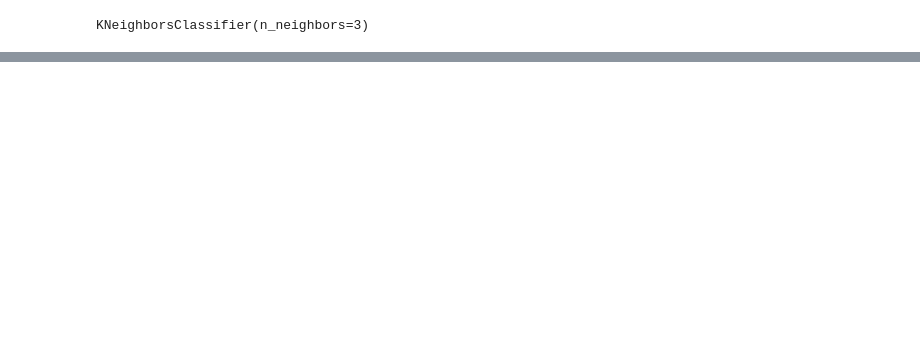
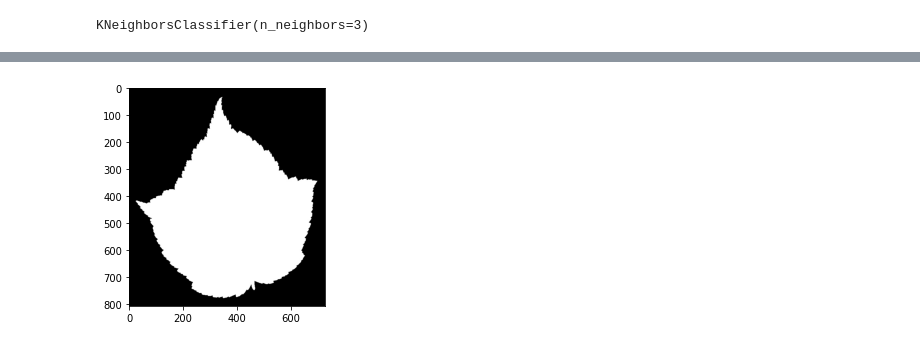
Before and after one commit to MuhammadRezaPehlevi0218/PCVK_Genap_2022, a Jupyter notebook: UAS_PCVK(x)KNN.ipynb, the cells around one changed output, grey strips where cells are left out. Drawn from its saved outputs; the diff is of its cells as text; code cells hidden in the pictures; blank space fills up the shorter version.

```diff
--- a/UAS_PCVK(x)KNN.ipynb
+++ b/UAS_PCVK(x)KNN.ipynb
@@ -229,0 +577,5 @@ print(df)
+# %%
+dtsetCB = np.stack((nilaidatasetCB1, nilaidatasetCB2,nilaidatasetCB3), axis=1)
+df=pd.DataFrame(dtsetCB, columns=['jumlah titik','tinggi daun','lebar'])
+print('Data set yang digunakan pada daun Callicarpa_Bodinieri\n')
+print(df)
@@ -232,13 +642,11 @@ from sklearn.model_selection import train_test_split
 from sklearn.neighbors import KNeighborsClassifier
 # %%
 #Membagi data train dan data test
-X_train,X_test,y_train,y_test=train_test_split(x_ac_arr,y_ac_arr,test_size=0.8,random_state=5)
+X_train,X_test,y_train,y_test=train_test_split(x_AC_AL_CB,y_AC_AL_CB,test_size=0.8,random_state=10)
 # %%
-#Classifier menggunakan 3 data yang terdekat
+#Classifier menggunakan 2 data yang terdekat
 KNN=KNeighborsClassifier(n_neighbors=3)
 #learning menggunakan data train
-X_train= X_train.reshape(-1, 1)
-X_test = X_test.reshape(-1, 1)
 KNN.fit(X_train,y_train)
 # %% [output]
 KNeighborsClassifier(n_neighbors=3)
@@ -305,0 +669,86 @@ array([0])
+# %%
+from google.colab import files
+from tensorflow.keras.preprocessing import image
+
+uploaded=files.upload()
+# %%
+
+for fn in uploaded.keys():
+  path = fn
+  input1 = image.load_img(path)
+  input = np.array(input)
+  plt.imshow(input)
+  stopindex=0
+  step=-1
+  xaxis1=0
+  yaxis1=0
+  axaxis1=0
+  ayaxis1=0
+  nilaiFitur=[[0,0,0]]
+  gray_img = cv.cvtColor(input, cv.COLOR_RGB2GRAY)
+  corners = cv.goodFeaturesToTrack(gray_img, 1000,0.01,10)
+  corners = np. int0(corners)
+  count=0
+  for i in corners:
+    count=count+1
+    x,y = i.ravel()
+    cv.circle(gray_img, (x,y),3,255,2)
+  nilaiFitur[[0]]=count
+  print('jumlah titik pada setiap gambar daun Acer_Rufinerve: ',nilaiFitur[[0]])
+  yaxis=0
+  xaxis=0
+  height,width=gray_img.shape[0],gray_img.shape[1]
+  px=imRGB[400,400]
+  print(px)
+  plt.imshow(imRGB)
+  for y in range(gray_img.shape[0]):
+    for x in range(gray_img.shape[1]):
+      cl=gray_img[y,x]
+      xaxis=x
+      if np.array_equal(cl,px):
+        break
+    yaxis=y
+    if np.array_equal(cl,px):
+        break
+  print('titik putih paling atas ditemukan pada titik: ',yaxis)
+  ayaxis=0
+  axaxis=0
+  for x in range(gray_img.shape[1]):
+    ayaxis=0
+    for y in range(gray_img.shape[0]):
+      cl=gray_img[y,x]
+      ayaxis=y
+      if np.array_equal(cl,px):
+        break
+    axaxis=x
+    if np.array_equal(cl,px):
+        break
+  print('titik putih paling kiri ditemukan pada titik: ',axaxis)
+  for i in range(height, stopindex, step):
+    for j in range(width, stopindex, step):
+      cl=gray_img[i-1,j-1]
+      if np.array_equal(cl,px):
+        xaxis1=j
+        break
+    if np.array_equal(cl,px):
+        yaxis1=i
+        break
+  print('titik putih paling bawah dari gambar:',yaxis1)
+  for i in range(width, stopindex, step):
+    for j in range(height, stopindex, step):
+      cl=gray_img[j-1,i-1]
+      if np.array_equal(cl,px):
+        ayaxis1=j
+        break
+    if np.array_equal(cl,px):
+        axaxis1=i
+        break
+  print('titik putih paling kanan dari gambar:',axaxis1)
+  tinggi=yaxis1-yaxis
+  lebar=axaxis1-axaxis
+  print('tinggi:',tinggi)
+  print('lebar: ',lebar)
+  #predicting
+  y_predict=KNN.predict(nilaiFitur)
+  print(y_predict)
+# %% [output]
@@ -305,0 +756 @@ array([0])
+[figure, added]
```
Also changed, not shown: parts of 53 cells of this notebook.
